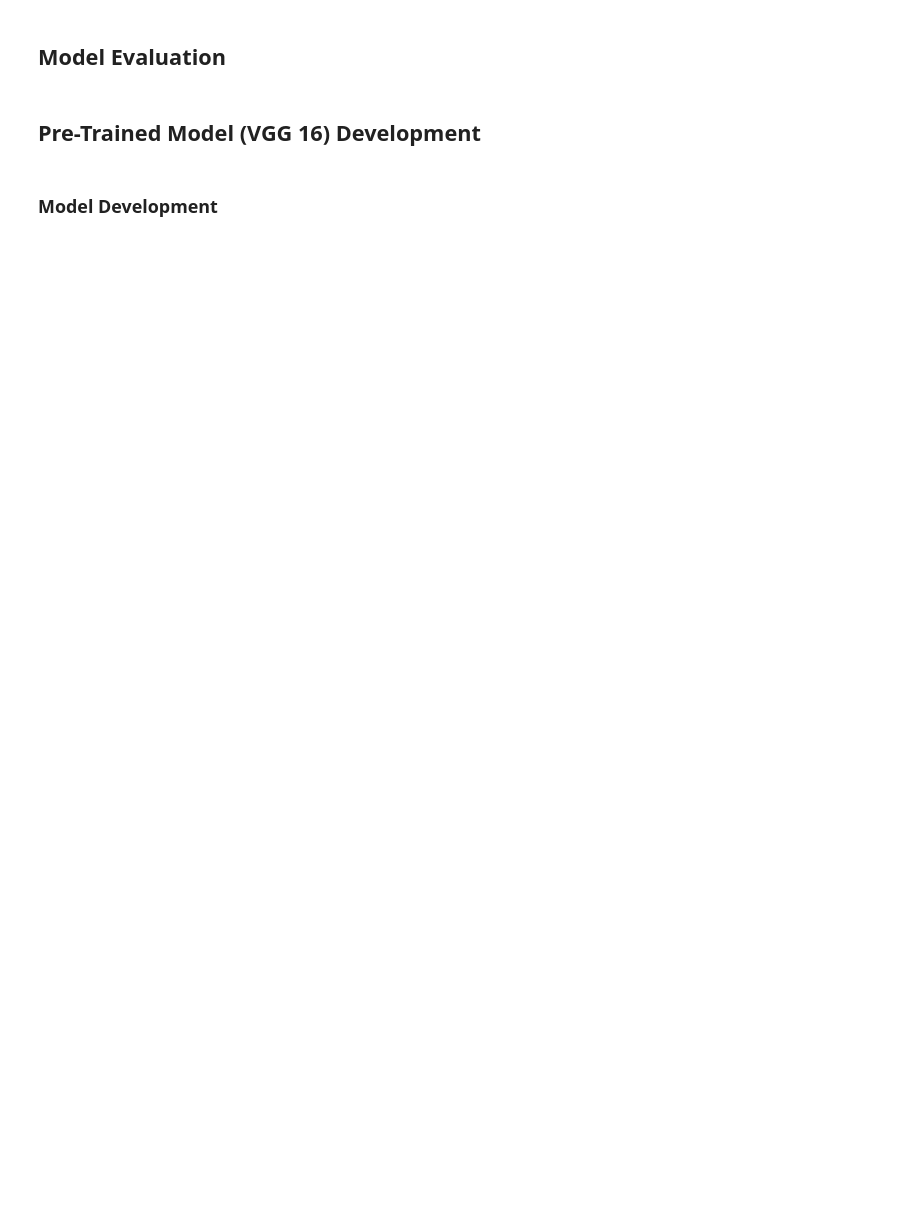
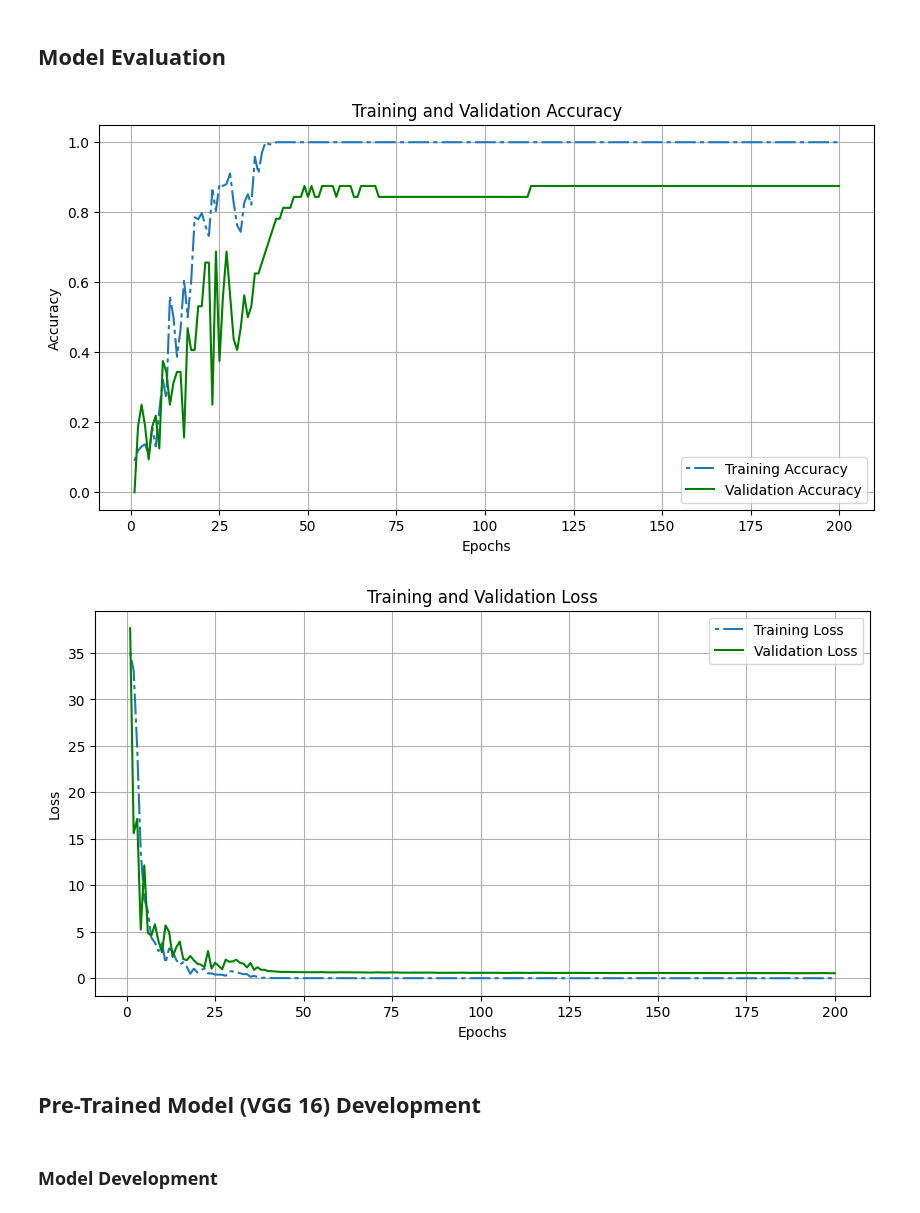
Before and after one commit to Bayhaqieee/FERResearch_ReRun, a Jupyter notebook: Reference_1/Emotion_Detection_JAFFE.ipynb, the cells around one changed output. Saved outputs shown, nothing was run; the diff lists cells and outputs as text; code cells hidden in the pictures; blank space fills up the shorter version.

Commit message:
Error Fix and Funnel Checking

```diff
--- a/Reference_1/Emotion_Detection_JAFFE.ipynb
+++ b/Reference_1/Emotion_Detection_JAFFE.ipynb
@@ -106,8 +106,8 @@ from tensorflow import keras
 import os
 import numpy as np
 
-train_dir = 'data/train'
-test_dir ='data/test'
+train_dir = '/kaggle/working/data/train'
+test_dir ='/kaggle/working/data/test'
 
 img_height = 224
 img_width = 224
@@ -284,26 +293,42 @@ KeyboardInterrupt:
 ## Model Evaluation
 # %%
 import matplotlib.pyplot as plt
+try:
+    acc = history.history['accuracy']
+    val_acc = history.history['val_accuracy']
+except KeyError:
+    print("Keys 'accuracy' or 'val_accuracy' not found. Trying 'acc' and 'val_acc'...")
+    acc = history.history['acc']
+    val_acc = history.history['val_acc']
 
-acc = history.history['acc']
-val_acc = history.history['val_acc']
+
 loss = history.history['loss']
 val_loss = history.history['val_loss']
 
-epochs = range(1, len(acc)+1)
+epochs = range(1, len(acc) + 1)
 
-plt.plot(epochs, acc, dashes=[2, 2, 10, 2], label='Training acc')
-plt.plot(epochs, val_acc, 'g', label='Validation acc')
-plt.title('Training and validation accuracy')
+plt.figure(figsize=(10, 5)) # Added figsize for better readability
+plt.plot(epochs, acc, dashes=[2, 2, 10, 2], label='Training Accuracy') # Changed label for clarity
+plt.plot(epochs, val_acc, 'g', label='Validation Accuracy') # Changed label for clarity
+plt.title('Training and Validation Accuracy')
+plt.xlabel('Epochs') # Added x-axis label
+plt.ylabel('Accuracy') # Added y-axis label
 plt.legend()
+plt.grid(True) # Added grid for better readability
 
-plt.figure()
-plt.plot(epochs, loss, dashes=[2, 2, 10, 2], label='Training losses')
-plt.plot(epochs, val_loss, 'g', label='Validation losses')
-plt.title('Training and validation loss')
+plt.figure(figsize=(10, 5)) # Added figsize for better readability
+plt.plot(epochs, loss, dashes=[2, 2, 10, 2], label='Training Loss') # Changed label for clarity
+plt.plot(epochs, val_loss, 'g', label='Validation Loss') # Changed label for clarity
+plt.title('Training and Validation Loss')
+plt.xlabel('Epochs') # Added x-axis label
+plt.ylabel('Loss') # Added y-axis label
 plt.legend()
+plt.grid(True) # Added grid for better readability
 
 plt.show()
+# %% [output]
+[figure, added]
+[figure, added]
 # %% [markdown]
 ## Pre-Trained Model (VGG 16) Development
 # %% [markdown]
```
Also changed, not shown: parts of 18 cells of this notebook.
